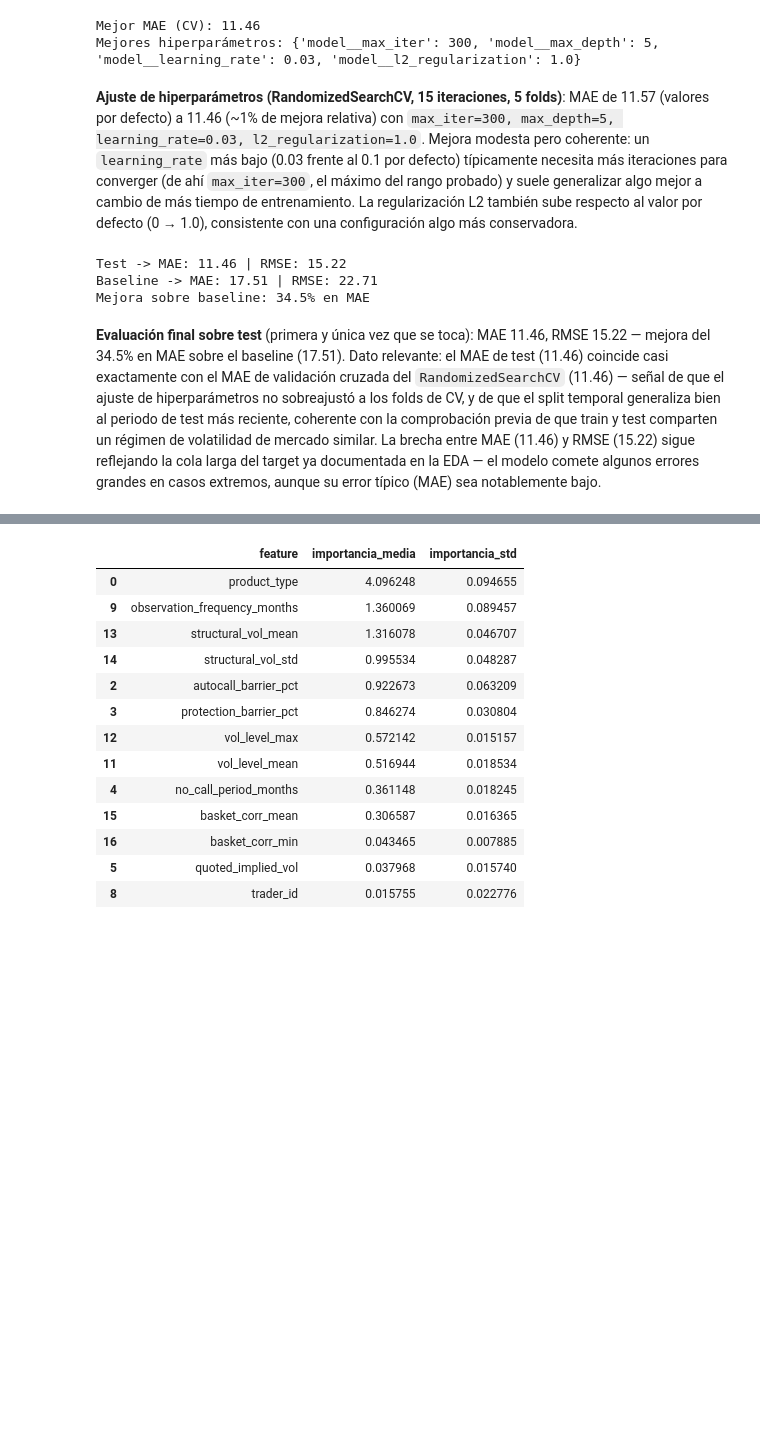
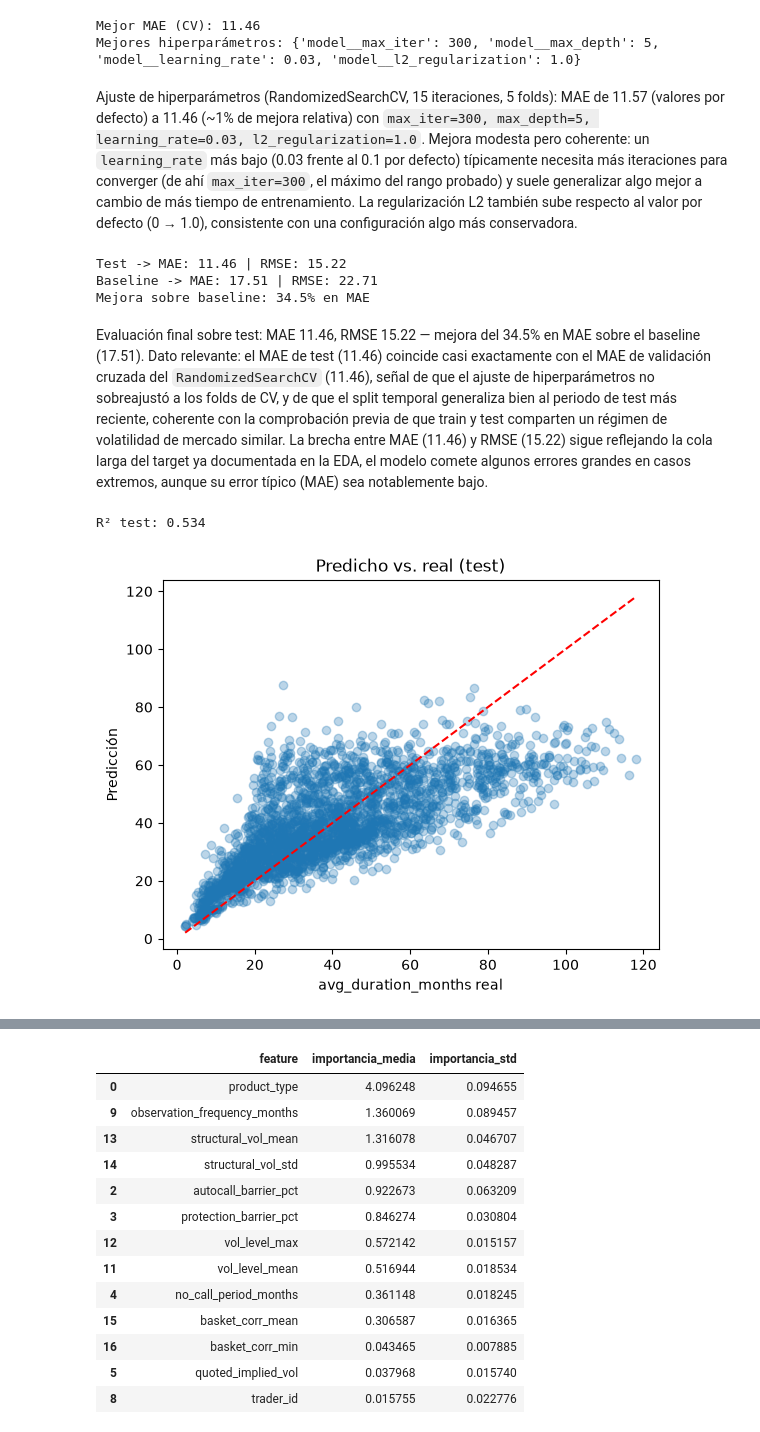
Before and after one commit to marcosbarba/juniors-2026-q3, a Jupyter notebook: notebooks/modeling.ipynb, the cells around one changed output, grey strips where cells are left out. Saved outputs shown, nothing was run; the diff lists cells and outputs as text; code cells hidden in the pictures; blank space fills up the shorter version.

```diff
--- a/notebooks/modeling.ipynb
+++ b/notebooks/modeling.ipynb
@@ -284,7 +288,7 @@ print(f"Mejores hiperparámetros: {search.best_params_}")
 Mejor MAE (CV): 11.46
 Mejores hiperparámetros: {'model__max_iter': 300, 'model__max_depth': 5, 'model__learning_rate': 0.03, 'model__l2_regularization': 1.0}
 # %% [markdown]
-**Ajuste de hiperparámetros (RandomizedSearchCV, 15 iteraciones, 5 folds)**: MAE de 11.57 (valores por defecto) a 11.46 (~1% de mejora relativa) con `max_iter=300, max_depth=5, learning_rate=0.03, l2_regularization=1.0`. Mejora modesta pero coherente: un `learning_rate` más bajo (0.03 frente al 0.1 por defecto) típicamente necesita más iteraciones para converger (de ahí `max_iter=300`, el máximo del rango probado) y suele generalizar algo mejor a cambio de más tiempo de entrenamiento. La regularización L2 también sube respecto al valor por defecto (0 → 1.0), consistente con una configuración algo más conservadora.
+Ajuste de hiperparámetros (RandomizedSearchCV, 15 iteraciones, 5 folds): MAE de 11.57 (valores por defecto) a 11.46 (~1% de mejora relativa) con `max_iter=300, max_depth=5, learning_rate=0.03, l2_regularization=1.0`. Mejora modesta pero coherente: un `learning_rate` más bajo (0.03 frente al 0.1 por defecto) típicamente necesita más iteraciones para converger (de ahí `max_iter=300`, el máximo del rango probado) y suele generalizar algo mejor a cambio de más tiempo de entrenamiento. La regularización L2 también sube respecto al valor por defecto (0 → 1.0), consistente con una configuración algo más conservadora.
 # %%
 best_params = {k.replace("model__", ""): v for k, v in search.best_params_.items()}
 
@@ -305,4 +309,19 @@ Test -> MAE: 11.46 | RMSE: 15.22
 Baseline -> MAE: 17.51 | RMSE: 22.71
 Mejora sobre baseline: 34.5% en MAE
 # %% [markdown]
-**Evaluación final sobre test** (primera y única vez que se toca): MAE 11.46, RMSE 15.22 — mejora del 34.5% en MAE sobre el baseline (17.51). Dato relevante: el MAE de test (11.46) coincide casi exactamente con el MAE de validación cruzada del `RandomizedSearchCV` (11.46) — señal de que el ajuste de hiperparámetros no sobreajustó a los folds de CV, y de que el split temporal generaliza bien al periodo de test más reciente, coherente con la comprobación previa de que train y test comparten un régimen de volatilidad de mercado similar. La brecha entre MAE (11.46) y RMSE (15.22) sigue reflejando la cola larga del target ya documentada en la EDA — el modelo comete algunos errores grandes en casos extremos, aunque su error típico (MAE) sea notablemente bajo.
+Evaluación final sobre test: MAE 11.46, RMSE 15.22 — mejora del 34.5% en MAE sobre el baseline (17.51). Dato relevante: el MAE de test (11.46) coincide casi exactamente con el MAE de validación cruzada del `RandomizedSearchCV` (11.46), señal de que el ajuste de hiperparámetros no sobreajustó a los folds de CV, y de que el split temporal generaliza bien al periodo de test más reciente, coherente con la comprobación previa de que train y test comparten un régimen de volatilidad de mercado similar. La brecha entre MAE (11.46) y RMSE (15.22) sigue reflejando la cola larga del target ya documentada en la EDA, el modelo comete algunos errores grandes en casos extremos, aunque su error típico (MAE) sea notablemente bajo.
+# %%
+from sklearn.metrics import r2_score
+
+r2 = r2_score(y_test, y_pred_test)
+print(f"R² test: {r2:.3f}")
+
+plt.scatter(y_test, y_pred_test, alpha=0.3)
+plt.plot([y_test.min(), y_test.max()], [y_test.min(), y_test.max()], 'r--')
+plt.xlabel("avg_duration_months real")
+plt.ylabel("Predicción")
+plt.title("Predicho vs. real (test)")
+plt.show()
+# %% [output]
+R² test: 0.534
+[figure, added]
```
Also changed, not shown: parts of 8 cells of this notebook, 6 other files.
